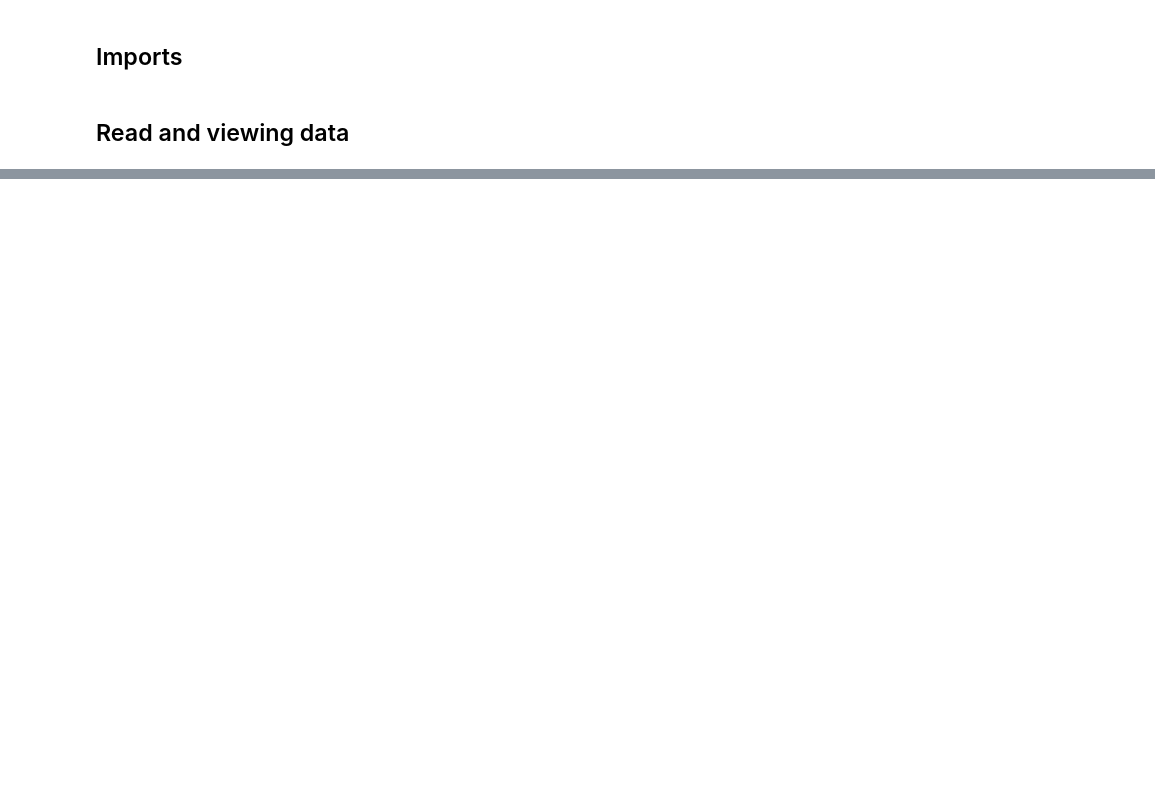
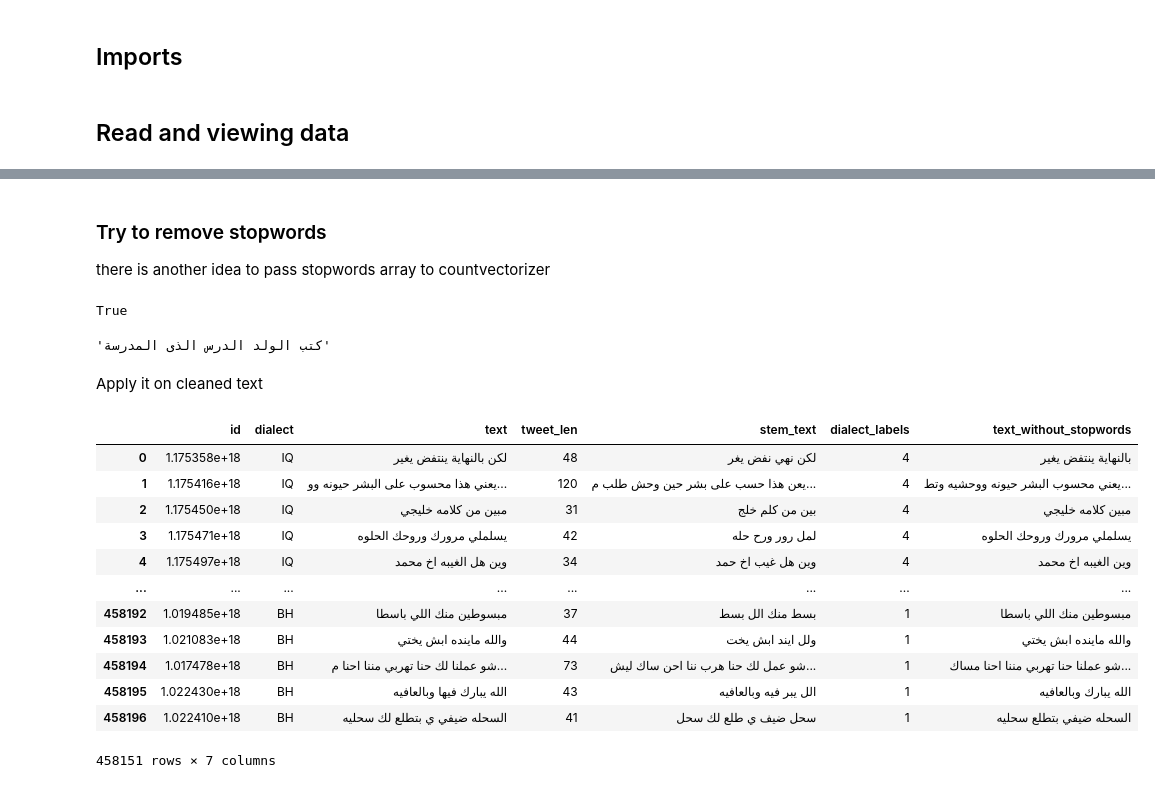
Before and after one commit to omar1890/arabic_dialects_tweets_classification, a Jupyter notebook: 03_modeling.ipynb, the cells around one changed output, grey strips where cells are left out. Saved outputs shown, nothing was run; the diff lists cells and outputs as text; code cells hidden in the pictures; blank space fills up the shorter version.

Commit message:
final with deployment
(without data files-saved model)

```diff
--- a/03_modeling.ipynb
+++ b/03_modeling.ipynb
@@ -294,0 +74,4 @@ print("Testing Accuracy: {:.4f}".format(accuracy))
+# %%
+label_encoder=preprocessing.LabelEncoder ()
+cleaned_df['dialect_labels'] =label_encoder.fit_transform (cleaned_df['dialect'])
+cleaned_df['dialect_labels'].unique()
@@ -294,0 +97,50 @@ print("Testing Accuracy: {:.4f}".format(accuracy))
+# %%
+#one row in the x_train is null which make a problem with countvectorizer
+cleaned_df.dropna(inplace=True)
+# %% [markdown]
+### Try to remove stopwords
+there is another idea to pass stopwords array to countvectorizer
+# %%
+import nltk
+from nltk.corpus import stopwords
+from nltk.tokenize import wordpunct_tokenize
+stopwords=set(stopwords.words("arabic"))
+'لكن' in stopwords
+#Contains 700 stopwords
+# %% [output]
+True
+# %%
+def remove_stopwords(text):
+    words=wordpunct_tokenize(text)
+
+    filtered_sentence=[]
+
+    for i in words:
+        if i not in stopwords:
+          filtered_sentence.append(i)
+    return " ".join(filtered_sentence)
+# %%
+test="كتب الولد الدرس الذى كان هو ف المدرسة"
+remove_stopwords(test)
+#great it's works
+# %% [output]
+'كتب الولد الدرس الذى المدرسة'
+# %% [markdown]
+Apply it on cleaned text
+# %%
+cleaned_df['text_without_stopwords'] = cleaned_df.text.apply(remove_stopwords)
+cleaned_df
+# %% [output]
+|  | id | dialect | text | tweet_len | stem_text | dialect_labels | text_without_stopwords |
+| 0 | 1.175358e+18 | IQ | لكن بالنهاية ينتفض يغير | 48 | لكن نهي نفض يغر | 4 | بالنهاية ينتفض يغير |
+| 1 | 1.175416e+18 | IQ | يعني هذا محسوب على البشر حيونه وو... | 120 | يعن هذا حسب على بشر حين وحش طلب م... | 4 | يعني محسوب البشر حيونه ووحشيه وتط... |
+| 2 | 1.175450e+18 | IQ | مبين من كلامه خليجي | 31 | بين من كلم خلج | 4 | مبين كلامه خليجي |
+| 3 | 1.175471e+18 | IQ | يسلملي مرورك وروحك الحلوه | 42 | لمل رور ورح حله | 4 | يسلملي مرورك وروحك الحلوه |
+| 4 | 1.175497e+18 | IQ | وين هل الغيبه اخ محمد | 34 | وين هل غيب اخ حمد | 4 | وين الغيبه اخ محمد |
+| ... | ... | ... | ... | ... | ... | ... | ... |
+| 458192 | 1.019485e+18 | BH | مبسوطين منك اللي باسطا | 37 | بسط منك الل بسط | 1 | مبسوطين منك اللي باسطا |
+| 458193 | 1.021083e+18 | BH | والله ماينده ابش يختي | 44 | ولل ايند ابش يخت | 1 | والله ماينده ابش يختي |
+| 458194 | 1.017478e+18 | BH | شو عملنا لك حنا تهربي مننا احنا م... | 73 | شو عمل لك حنا هرب ننا احن ساك ليش... | 1 | شو عملنا حنا تهربي مننا احنا مساك... |
+| 458195 | 1.022430e+18 | BH | الله يبارك فيها وبالعافيه | 43 | الل يبر فيه وبالعافيه | 1 | الله يبارك وبالعافيه |
+| 458196 | 1.022410e+18 | BH | السحله ضيفي ي بتطلع لك سحليه | 41 | سحل ضيف ي طلع لك سحل | 1 | السحله ضيفي بتطلع سحليه |
+458151 rows × 7 columns
```
Also changed, not shown: parts of 101 cells of this notebook, 4 other files.
